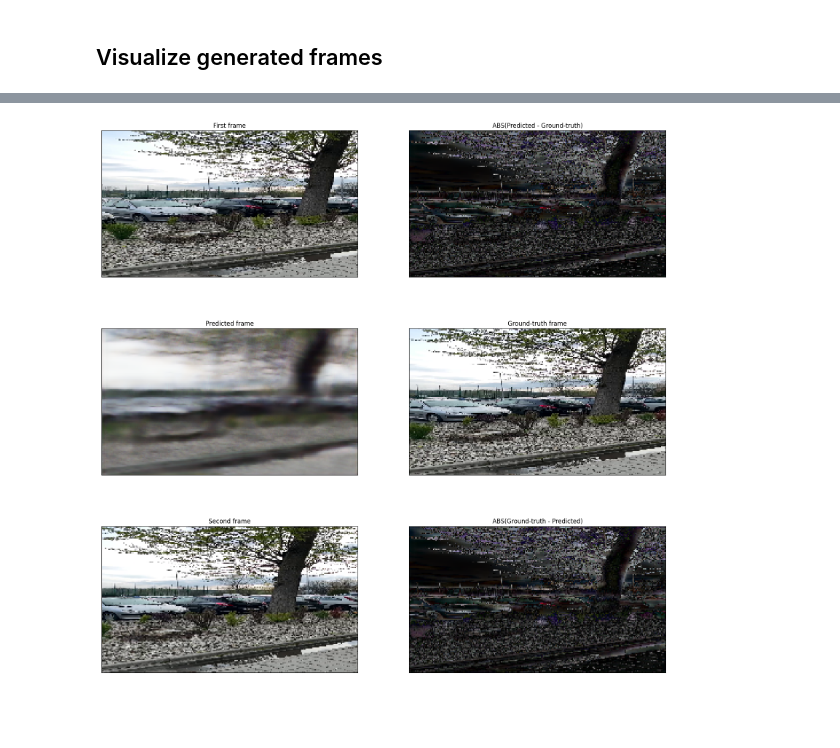
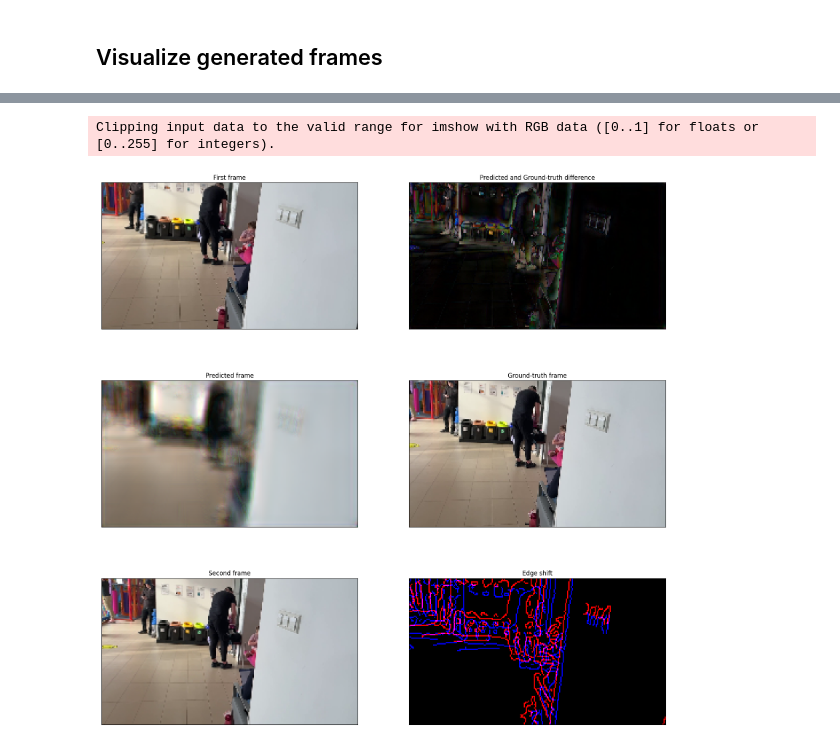
Before and after one commit to kbarszczak/Frame_booster, a Jupyter notebook: proof_of_concept/model_training.ipynb, the cells around one changed output, grey strips where cells are left out. Cells and saved outputs as stored; diff of their text form; code cells hidden in the pictures; blank space fills up the shorter version.

Commit message:
Added model evaluation & genrated frames visualization to the proof of concept model

```diff
--- a/proof_of_concept/model_training.ipynb
+++ b/proof_of_concept/model_training.ipynb
@@ -435,12 +491,43 @@ predictions = model.predict([x_test[0:4][:, 0, :, :], x_test[0:4][:, 1, :, :]])
 # %%
-def visualize(true, predicted, surrounding):
+def visualize(test_generator, predictions, batch, index):
+    # verify arguments
+    batch_size = test_generator.batch_size
+    assert test_generator.shuffle == False
+    assert batch >= 0 and batch < len(test_generator)
+    assert index >= 0 and index < batch_size
+
+    # get neighbours frames
+    neighbours, true = test_generator[batch]
+    neighbours = np.array(neighbours)
+    neighbours = neighbours[:, index, :, :, :]
+
+    # get true and predicted frames
+    true = np.array(true)[index]
+    predicted = predictions[batch_size*batch + index]
+
+    # mark shift between neighbour frames
+    n1 = cv2.cvtColor(neighbours[0], cv2.COLOR_RGB2GRAY)
+    n1 = cv2.GaussianBlur(n1, (3, 3), 1)
+    n1 = cv2.medianBlur(n1, 3)
+    n1 = cv2.Canny((n1*255).astype('uint8'), 50, 100)
+    n1 = cv2.cvtColor(n1, cv2.COLOR_GRAY2RGB)
+    n1[cv2.inRange(n1, (0, 0, 0), (0, 0, 0)) != 255] = (255.0, 0, 0)
+
+    n2 = cv2.cvtColor(neighbours[1], cv2.COLOR_RGB2GRAY)
+    n2 = cv2.GaussianBlur(n2, (3, 3), 1)
+    n2 = cv2.medianBlur(n2, 3)
+    n2 = cv2.Canny((n2*255).astype('uint8'), 50, 100)
+    n2 = cv2.cvtColor(n2, cv2.COLOR_GRAY2RGB)
+    n2[cv2.inRange(n2, (0, 0, 0), (0, 0, 0)) != 255] = (0, 0, 255.0)
+
+    # plot images
     f, ax = plt.subplots(3, 2)
     f.set_size_inches(20, 20)
 
     ax[0][0].set_title("First frame")
     ax[0][0].set_xticks([])
     ax[0][0].set_yticks([])
-    ax[0][0].imshow(surrounding[0])
+    ax[0][0].imshow(neighbours[0])
 
     ax[1][0].set_title("Predicted frame")
     ax[1][0].set_xticks([])
@@ -450,9 +537,9 @@ def visualize(true, predicted, surrounding):
     ax[2][0].set_title("Second frame")
     ax[2][0].set_xticks([])
     ax[2][0].set_yticks([])
-    ax[2][0].imshow(surrounding[1])
+    ax[2][0].imshow(neighbours[1])
 
-    ax[0][1].set_title("ABS(Predicted - Ground-truth)")
+    ax[0][1].set_title("Predicted and Ground-truth difference")
     ax[0][1].set_xticks([])
     ax[0][1].set_yticks([])
     ax[0][1].imshow(cv2.absdiff(predicted, true))
@@ -462,8 +549,8 @@ def visualize(true, predicted, surrounding):
     ax[1][1].set_yticks([])
     ax[1][1].imshow(true)
 
-    ax[2][1].set_title("ABS(Ground-truth - Predicted)")
+    ax[2][1].set_title("Edge shift")
     ax[2][1].set_xticks([])
     ax[2][1].set_yticks([])
-    ax[2][1].imshow(cv2.absdiff(true, predicted))
+    ax[2][1].imshow(n1 + n2)
 # %%
@@ -477,5 +566,6 @@ visualize(y_test[1], predictions[1], x_test[1])
 # %%
-visualize(y_test[2], predictions[2], x_test[2])
+visualize(test_generator, predictions, 1, 5)
 # %% [output]
+Clipping input data to the valid range for imshow with RGB data ([0..1] for floats or [0..255] for integers).
-[figure, old version]
+[figure, new version]
 # %%
```
Also changed, not shown: parts of 18 cells of this notebook.
